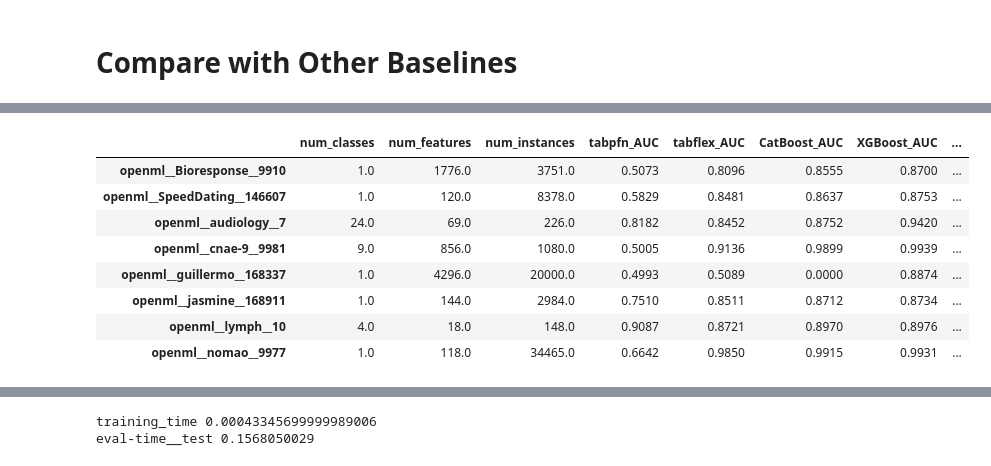
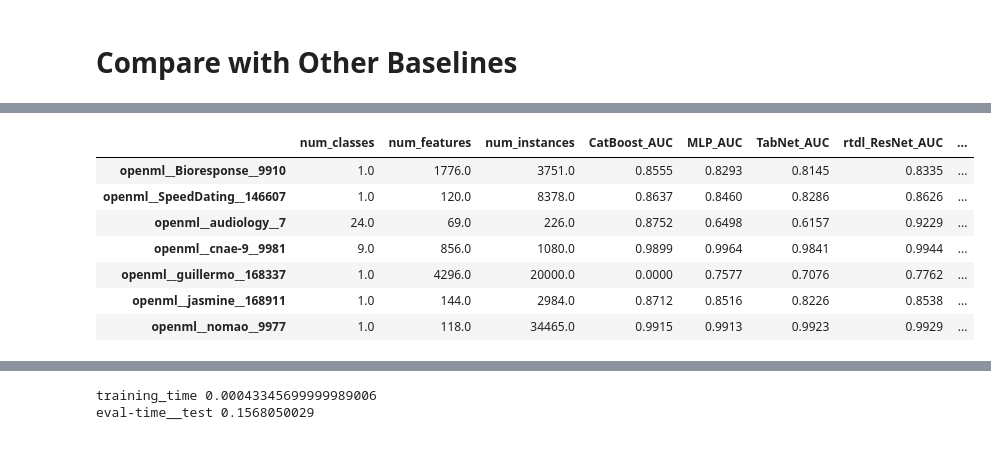
Before and after one commit to yzeng58/tabzilla, a Jupyter notebook: analysis/result_print.ipynb, the cells around one changed output, grey strips where cells are left out. Drawn from its saved outputs; the diff is of its cells as text; code cells hidden in the pictures.

```diff
--- a/analysis/result_print.ipynb
+++ b/analysis/result_print.ipynb
@@ -140,7 +140,7 @@ def get_baselines(method, eval, DATASETS, metric = 'Accuracy'):
 # %% [markdown]
 # Get the Results of TabModels
 # %%
-table_idx = 4
+table_idx = 1
 metric = 'AUC'
 
 DATASETS = get_datasets(table_idx)
@@ -246,5 +263,5 @@ table_fast
 # %%
-table_flex = table[(table['num_features'] > 100) | (table['num_features']/table['num_instances'] >= 0.1)].drop(columns = ['tabfast_time', f'tabfast_{metric}'])
+table_flex = table[(table['num_features'] > 100) | (table['num_features']/table['num_instances'] >= 0.2)].drop(columns = ['tabfast_time', f'tabfast_{metric}'])
 table_flex
 # %% [output]
 |  | num_classes | num_features | num_instances | tabpfn_AUC | tabpfn_time | tabflex_AUC | tabflex_time |
@@ -310,15 +328,19 @@ full_table = pd.DataFrame(table_dict).T
 # %%
 # show full columns
 pd.set_option('display.max_columns', None)
 this_table = full_table.loc[table_flex.index].drop(columns = ['tabfast_time', f'tabfast_{metric}'])
-this_table[['num_classes', 'num_features', 'num_instances', 'tabpfn_AUC', 'tabflex_AUC', 'CatBoost_AUC', 'XGBoost_AUC', 'tabpfn_time', 'tabflex_time', 'CatBoost_time', 'XGBoost_time']]
+# ['tabpfn', 'tabflex', 'LinearModel', 'DecisionTree', 'XGBoost', 'MLP', 'TabNet', 'NODE', 'STG', 'rtdl_ResNet']
+selected_methods = ['CatBoost', 'MLP', 'TabNet', 'rtdl_ResNet', 'tabpfn', 'tabflex', ]
+# selected_methods = ['tabpfn', 'tabflex', 'NODE', 'STG', 'rtdl_ResNet']
+columns = ['num_classes', 'num_features', 'num_instances'] + [f'{method}_{metric}' for method in selected_methods] + [f'{method}_time' for method in selected_methods]
+this_table = this_table[columns]
+this_table
 # %% [output]
-|  | num_classes | num_features | num_instances | tabpfn_AUC | tabflex_AUC | CatBoost_AUC | XGBoost_AUC | ... |
-| openml__Bioresponse__9910 | 1.0 | 1776.0 | 3751.0 | 0.5073 | 0.8096 | 0.8555 | 0.8700 | ... |
-| openml__SpeedDating__146607 | 1.0 | 120.0 | 8378.0 | 0.5829 | 0.8481 | 0.8637 | 0.8753 | ... |
-| openml__audiology__7 | 24.0 | 69.0 | 226.0 | 0.8182 | 0.8452 | 0.8752 | 0.9420 | ... |
-| openml__cnae-9__9981 | 9.0 | 856.0 | 1080.0 | 0.5005 | 0.9136 | 0.9899 | 0.9939 | ... |
-| openml__guillermo__168337 | 1.0 | 4296.0 | 20000.0 | 0.4993 | 0.5089 | 0.0000 | 0.8874 | ... |
-| openml__jasmine__168911 | 1.0 | 144.0 | 2984.0 | 0.7510 | 0.8511 | 0.8712 | 0.8734 | ... |
-| openml__lymph__10 | 4.0 | 18.0 | 148.0 | 0.9087 | 0.8721 | 0.8970 | 0.8976 | ... |
-| openml__nomao__9977 | 1.0 | 118.0 | 34465.0 | 0.6642 | 0.9850 | 0.9915 | 0.9931 | ... |
+|  | num_classes | num_features | num_instances | CatBoost_AUC | MLP_AUC | TabNet_AUC | rtdl_ResNet_AUC | ... |
+| openml__Bioresponse__9910 | 1.0 | 1776.0 | 3751.0 | 0.8555 | 0.8293 | 0.8145 | 0.8335 | ... |
+| openml__SpeedDating__146607 | 1.0 | 120.0 | 8378.0 | 0.8637 | 0.8460 | 0.8286 | 0.8626 | ... |
+| openml__audiology__7 | 24.0 | 69.0 | 226.0 | 0.8752 | 0.6498 | 0.6157 | 0.9229 | ... |
+| openml__cnae-9__9981 | 9.0 | 856.0 | 1080.0 | 0.9899 | 0.9964 | 0.9841 | 0.9944 | ... |
+| openml__guillermo__168337 | 1.0 | 4296.0 | 20000.0 | 0.0000 | 0.7577 | 0.7076 | 0.7762 | ... |
+| openml__jasmine__168911 | 1.0 | 144.0 | 2984.0 | 0.8712 | 0.8516 | 0.8226 | 0.8538 | ... |
+| openml__nomao__9977 | 1.0 | 118.0 | 34465.0 | 0.9915 | 0.9913 | 0.9923 | 0.9929 | ... |
```
Also changed, not shown: parts of 18 cells of this notebook, 33 other files.
